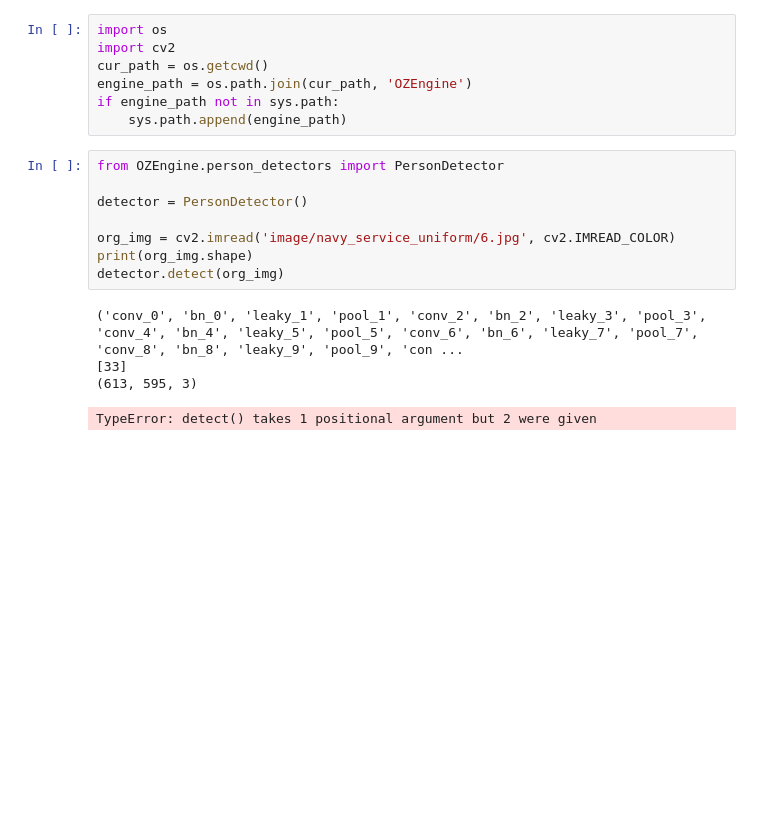
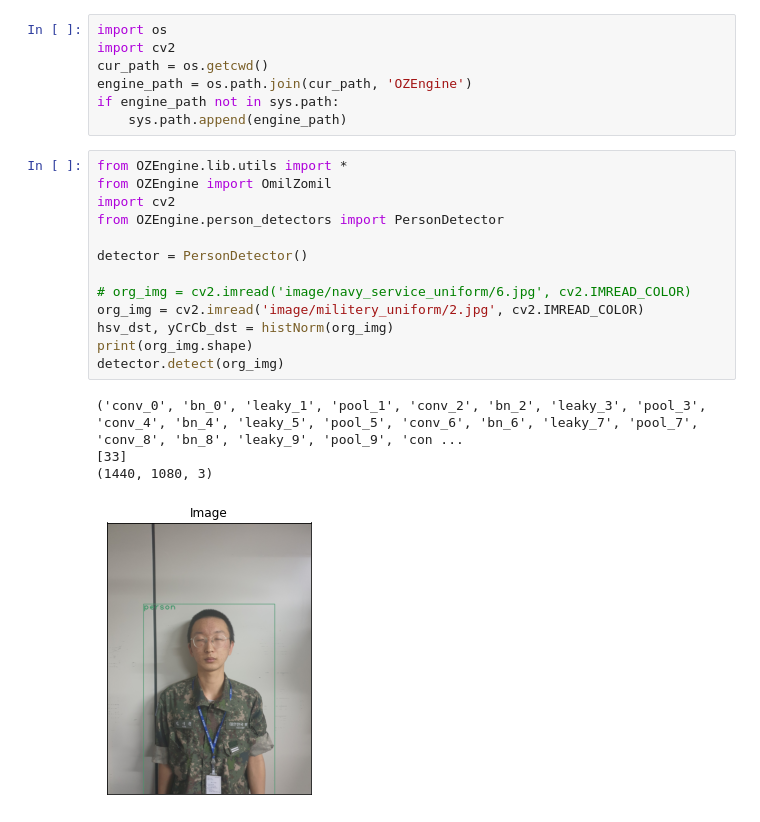
Before and after one commit to OmilZomil-OSAM-Hackathon-2022/OmilZomil-NAVYeffect, a Jupyter notebook: AI_BE/person_rec_test.ipynb, the cells around one changed output. Drawn from its saved outputs; the diff is of its cells as text; blank space fills up the shorter version.

Commit message:
사람인식모델 OZEngine에 적용

```diff
--- a/AI_BE/person_rec_test.ipynb
+++ b/AI_BE/person_rec_test.ipynb
@@ -6,15 +6,20 @@ engine_path = os.path.join(cur_path, 'OZEngine')
 if engine_path not in sys.path:
     sys.path.append(engine_path)
 # %%
+from OZEngine.lib.utils import *
+from OZEngine import OmilZomil
+import cv2
 from OZEngine.person_detectors import PersonDetector
 
 detector = PersonDetector()
 
-org_img = cv2.imread('image/navy_service_uniform/6.jpg', cv2.IMREAD_COLOR)
+# org_img = cv2.imread('image/navy_service_uniform/6.jpg', cv2.IMREAD_COLOR)
+org_img = cv2.imread('image/militery_uniform/2.jpg', cv2.IMREAD_COLOR)
+hsv_dst, yCrCb_dst = histNorm(org_img)
 print(org_img.shape)
 detector.detect(org_img)
 # %% [output]
 ('conv_0', 'bn_0', 'leaky_1', 'pool_1', 'conv_2', 'bn_2', 'leaky_3', 'pool_3', 'conv_4', 'bn_4', 'leaky_5', 'pool_5', 'conv_6', 'bn_6', 'leaky_7', 'pool_7', 'conv_8', 'bn_8', 'leaky_9', 'pool_9', 'con ...
 [33]
-(613, 595, 3)
+(1440, 1080, 3)
-TypeError: detect() takes 1 positional argument but 2 were given
+[figure, added]
```
Also changed, not shown: 2 other files.
